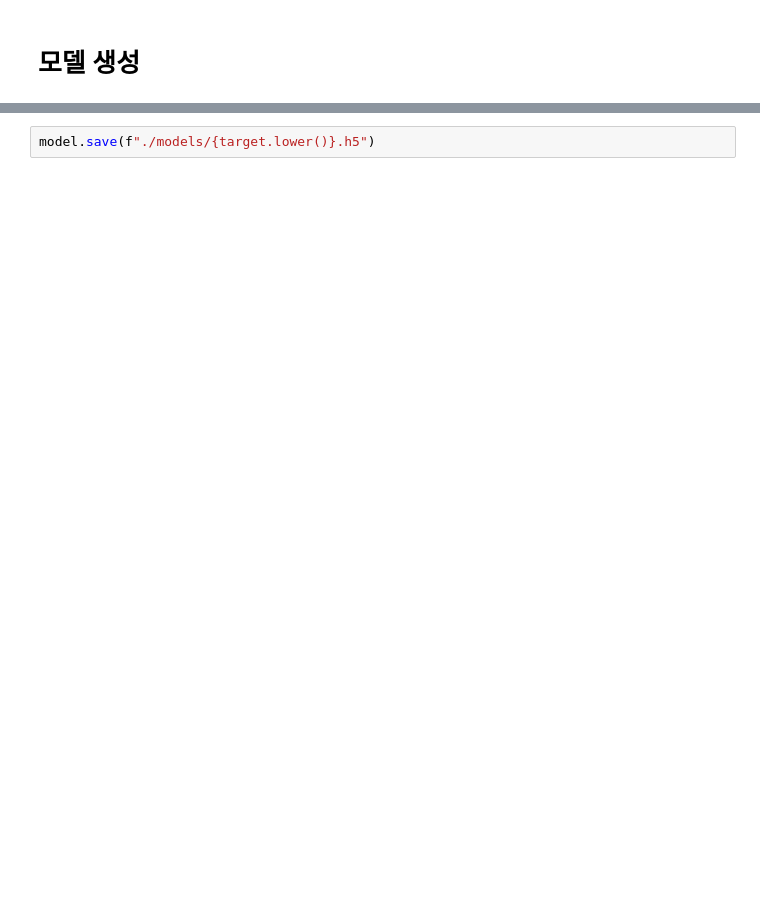
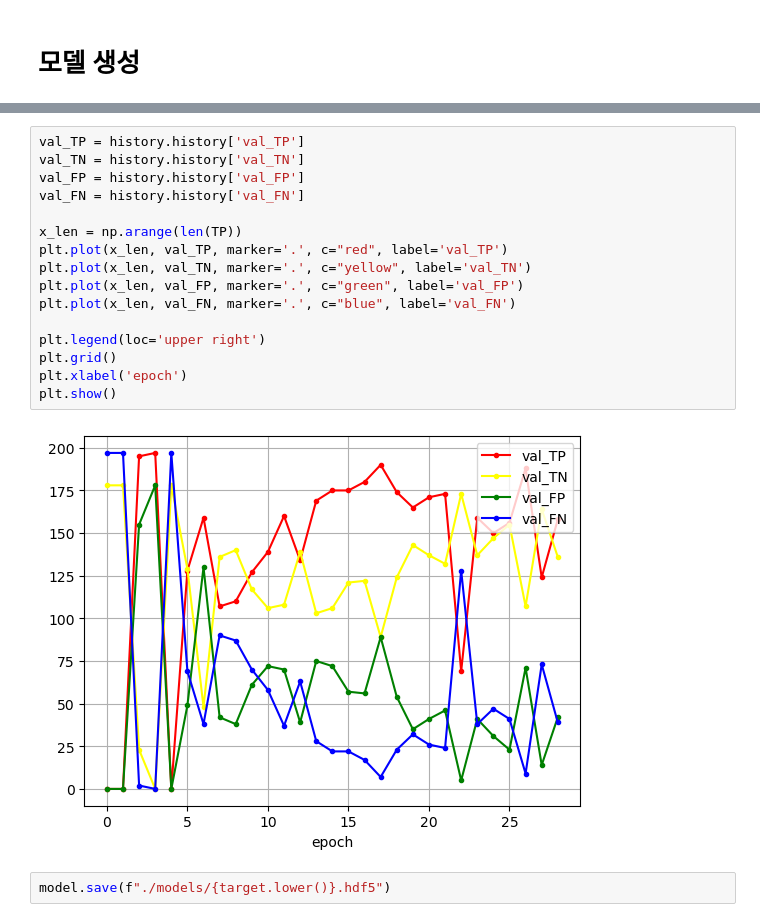
Before and after one commit to diw28/reCaptcha_fregic, a Jupyter notebook: bicycle.ipynb, the cells around one changed output, grey strips where cells are left out. Cells and saved outputs as stored; diff of their text form; blank space fills up the shorter version.

```diff
--- a/bicycle.ipynb
+++ b/bicycle.ipynb
@@ -177,2 +179,20 @@ plt.show()
+# %%
+val_TP = history.history['val_TP']
+val_TN = history.history['val_TN']
+val_FP = history.history['val_FP']
+val_FN = history.history['val_FN']
+
+x_len = np.arange(len(TP))
+plt.plot(x_len, val_TP, marker='.', c="red", label='val_TP')
+plt.plot(x_len, val_TN, marker='.', c="yellow", label='val_TN')
+plt.plot(x_len, val_FP, marker='.', c="green", label='val_FP')
+plt.plot(x_len, val_FN, marker='.', c="blue", label='val_FN')
+
+plt.legend(loc='upper right')
+plt.grid()
+plt.xlabel('epoch')
+plt.show()
+# %% [output]
+[figure, added]
 # %%
-model.save(f"./models/{target.lower()}.h5")
+model.save(f"./models/{target.lower()}.hdf5")
```
Also changed, not shown: parts of 12 cells of this notebook.
